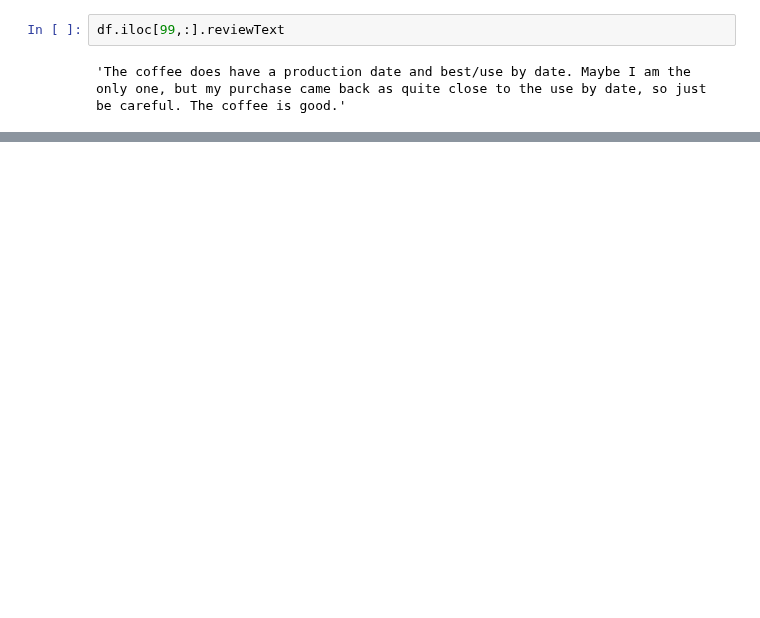
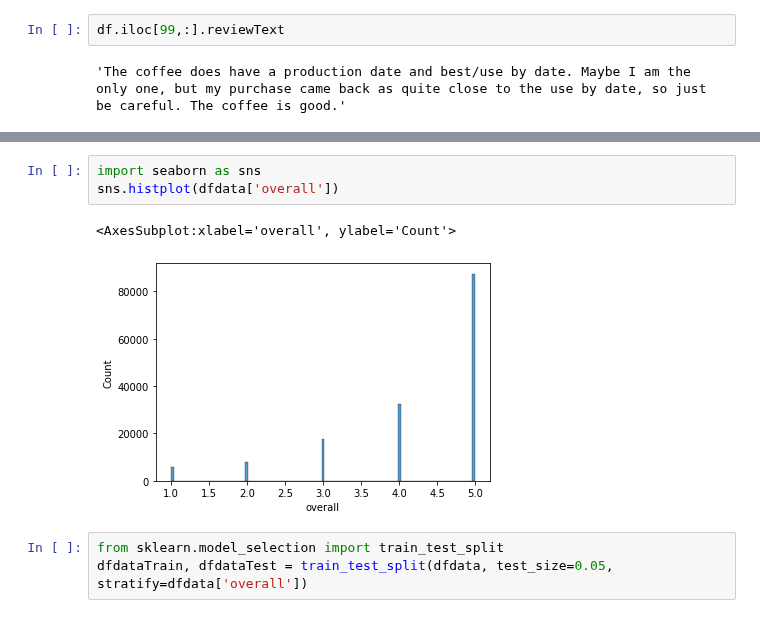
Before and after one commit to harizjet/SubjectSentimentModelling, a Jupyter notebook: basic_exploring/exploring1.ipynb, the cells around one changed output, grey strips where cells are left out. Drawn from its saved outputs; the diff is of its cells as text; blank space fills up the shorter version.

```diff
--- a/basic_exploring/exploring1.ipynb
+++ b/basic_exploring/exploring1.ipynb
@@ -26,0 +50,9 @@ df.iloc[99,:].reviewText
+# %%
+import seaborn as sns
+sns.histplot(dfdata['overall'])
+# %% [output]
+<AxesSubplot:xlabel='overall', ylabel='Count'>
+[figure, added]
+# %%
+from sklearn.model_selection import train_test_split
+dfdataTrain, dfdataTest = train_test_split(dfdata, test_size=0.05, stratify=dfdata['overall'])
```
Also changed, not shown: parts of 29 cells of this notebook.
